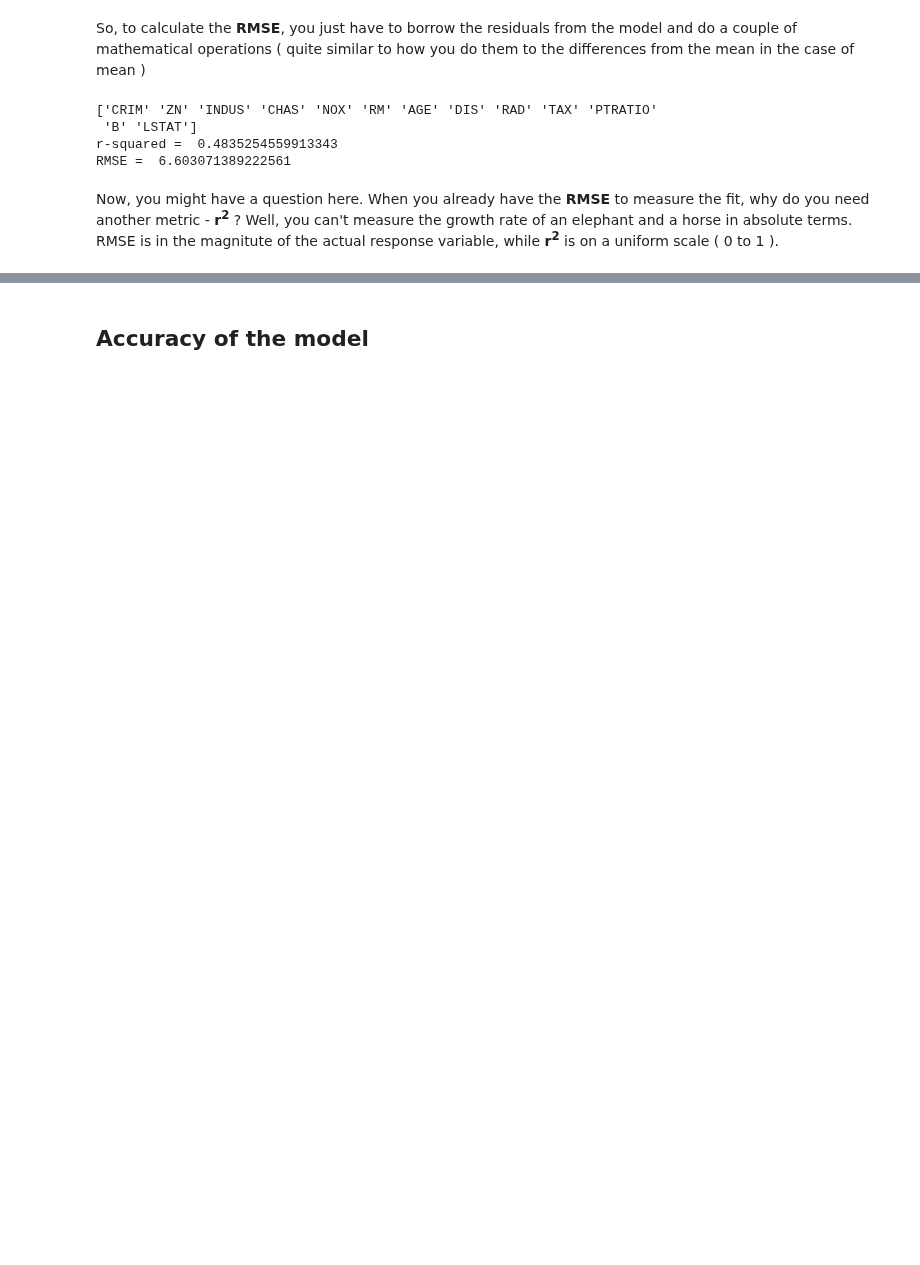
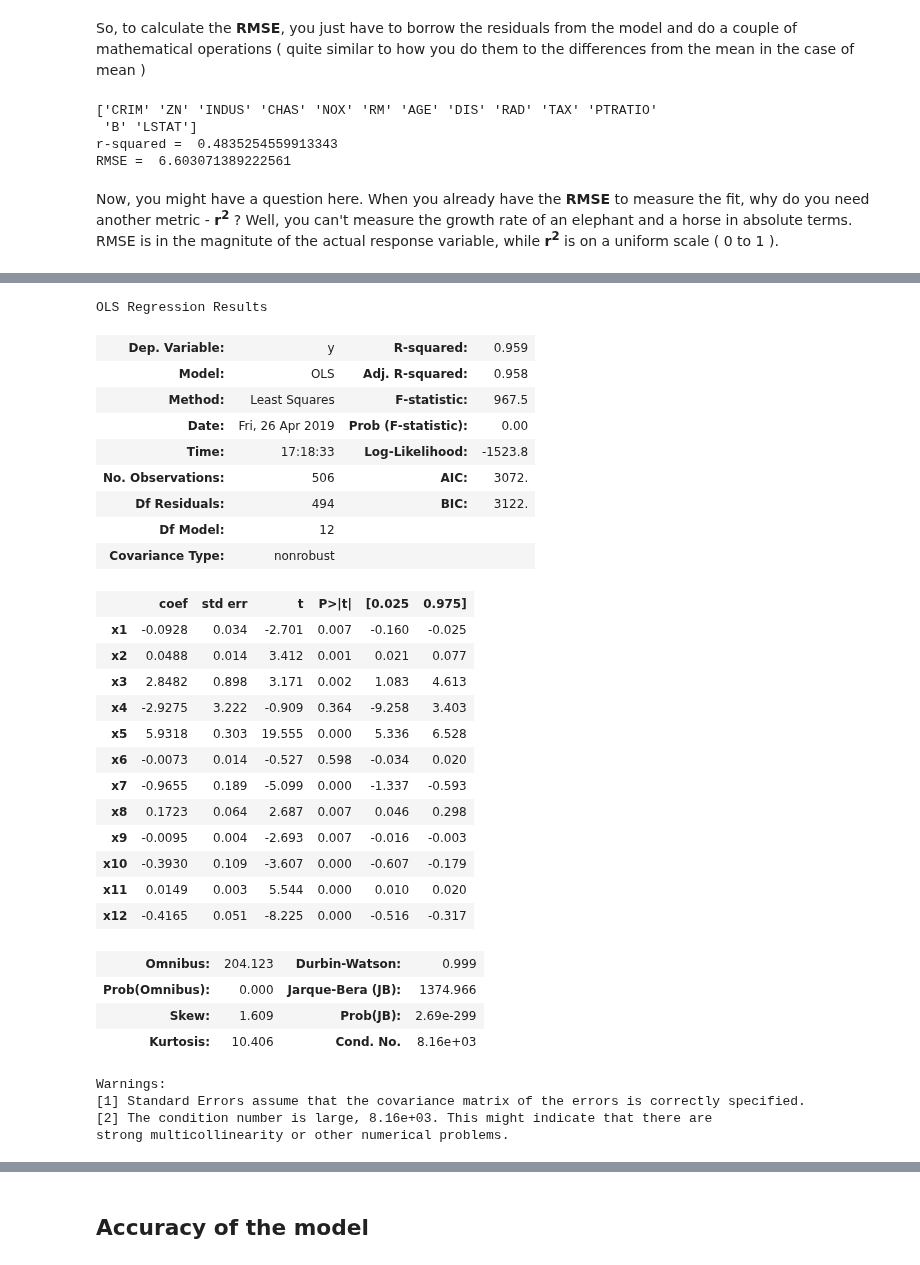
Before and after one commit to hotcode002/Machine-Learning-with-Python, a Jupyter notebook: week_2_math/day_3_linear_regression/linear_regression.ipynb, the cells around one changed output, grey strips where cells are left out. Cells and saved outputs as stored; diff of their text form; code cells hidden in the pictures; blank space fills up the shorter version.

```diff
--- a/week_2_math/day_3_linear_regression/linear_regression.ipynb
+++ b/week_2_math/day_3_linear_regression/linear_regression.ipynb
@@ -1111,0 +1236,38 @@ Now, you might have a question here. When you already have the **RMSE** to measu
+# %%
+# Eliminate INDUS predictor.
+X = boston.data[:,[0,1,3,4,5,6,7,8,9,10,11,12]]
+# %%
+model = sm.OLS(y,X).fit()
+model.summary()
+# %% [output]
+OLS Regression Results
+| Dep. Variable: | y | R-squared: | 0.959 |
+| Model: | OLS | Adj. R-squared: | 0.958 |
+| Method: | Least Squares | F-statistic: | 967.5 |
+| Date: | Fri, 26 Apr 2019 | Prob (F-statistic): | 0.00 |
+| Time: | 17:18:33 | Log-Likelihood: | -1523.8 |
+| No. Observations: | 506 | AIC: | 3072. |
+| Df Residuals: | 494 | BIC: | 3122. |
+| Df Model: | 12 |  |  |
+| Covariance Type: | nonrobust |  |  |
+|  | coef | std err | t | P>|t| | [0.025 | 0.975] |
+| x1 | -0.0928 | 0.034 | -2.701 | 0.007 | -0.160 | -0.025 |
+| x2 | 0.0488 | 0.014 | 3.412 | 0.001 | 0.021 | 0.077 |
+| x3 | 2.8482 | 0.898 | 3.171 | 0.002 | 1.083 | 4.613 |
+| x4 | -2.9275 | 3.222 | -0.909 | 0.364 | -9.258 | 3.403 |
+| x5 | 5.9318 | 0.303 | 19.555 | 0.000 | 5.336 | 6.528 |
+| x6 | -0.0073 | 0.014 | -0.527 | 0.598 | -0.034 | 0.020 |
+| x7 | -0.9655 | 0.189 | -5.099 | 0.000 | -1.337 | -0.593 |
+| x8 | 0.1723 | 0.064 | 2.687 | 0.007 | 0.046 | 0.298 |
+| x9 | -0.0095 | 0.004 | -2.693 | 0.007 | -0.016 | -0.003 |
+| x10 | -0.3930 | 0.109 | -3.607 | 0.000 | -0.607 | -0.179 |
+| x11 | 0.0149 | 0.003 | 5.544 | 0.000 | 0.010 | 0.020 |
+| x12 | -0.4165 | 0.051 | -8.225 | 0.000 | -0.516 | -0.317 |
+| Omnibus: | 204.123 | Durbin-Watson: | 0.999 |
+| Prob(Omnibus): | 0.000 | Jarque-Bera (JB): | 1374.966 |
+| Skew: | 1.609 | Prob(JB): | 2.69e-299 |
+| Kurtosis: | 10.406 | Cond. No. | 8.16e+03 |
+Warnings:
+[1] Standard Errors assume that the covariance matrix of the errors is correctly specified.
+[2] The condition number is large, 8.16e+03. This might indicate that there are
+strong multicollinearity or other numerical problems.
```
Also changed, not shown: parts of 55 cells of this notebook, 8 other files.
